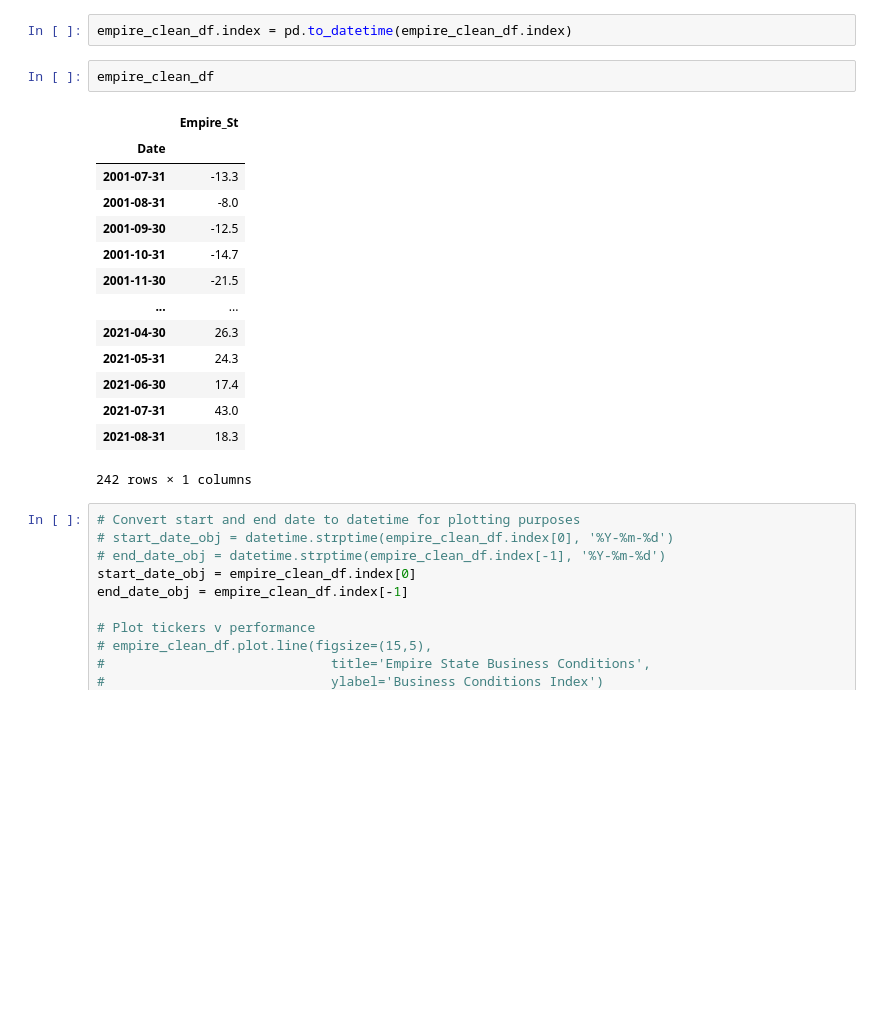
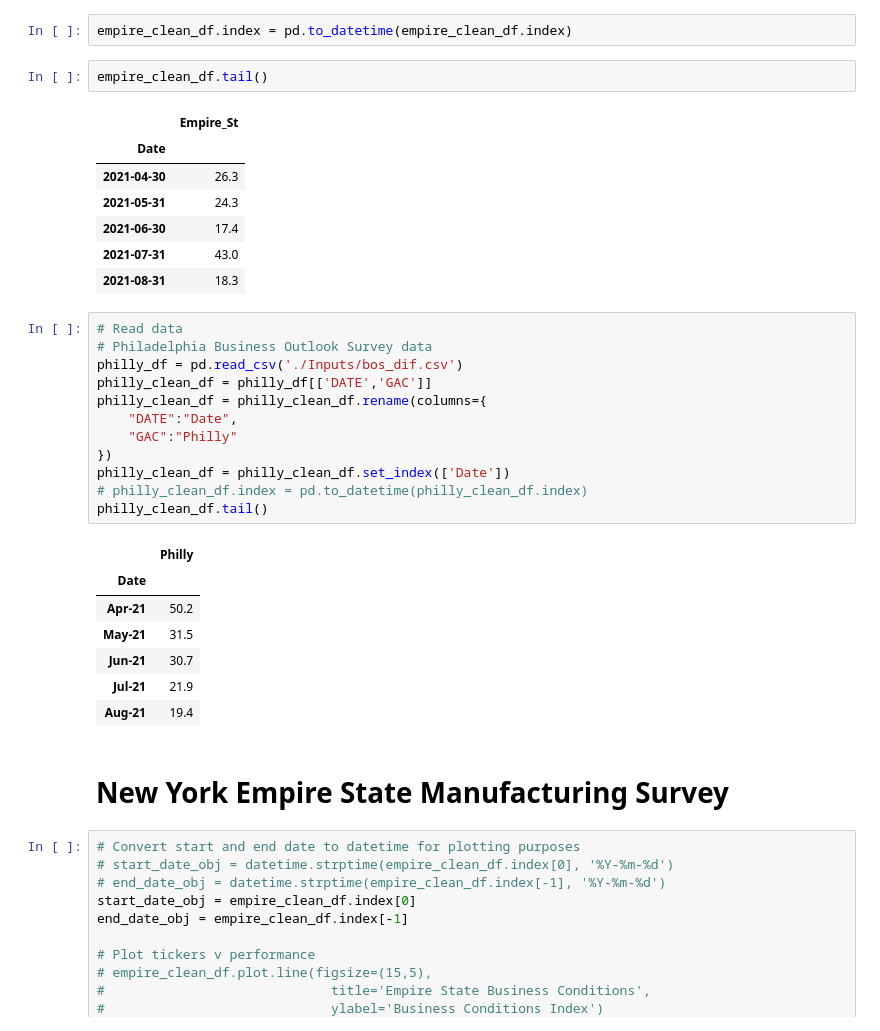
Before and after one commit to obsessedquant/GeoLocation-Vs-Covid-Analysis-and-Visualization, a Jupyter notebook: sam/Economic_Indicators.ipynb, the cells around one changed output. Cells and saved outputs as stored; diff of their text form; blank space fills up the shorter version.

```diff
--- a/sam/Economic_Indicators.ipynb
+++ b/sam/Economic_Indicators.ipynb
@@ -40,22 +35,37 @@ empire_clean_df
 # %%
 empire_clean_df.index = pd.to_datetime(empire_clean_df.index)
 # %%
-empire_clean_df
+empire_clean_df.tail()
 # %% [output]
 |  | Empire_St |
 | Date |  |
-| 2001-07-31 | -13.3 |
-| 2001-08-31 | -8.0 |
-| 2001-09-30 | -12.5 |
-| 2001-10-31 | -14.7 |
-| 2001-11-30 | -21.5 |
-| ... | ... |
 | 2021-04-30 | 26.3 |
 | 2021-05-31 | 24.3 |
 | 2021-06-30 | 17.4 |
 | 2021-07-31 | 43.0 |
 | 2021-08-31 | 18.3 |
-242 rows × 1 columns
+# %%
+# Read data
+# Philadelphia Business Outlook Survey data
+philly_df = pd.read_csv('./Inputs/bos_dif.csv')
+philly_clean_df = philly_df[['DATE','GAC']]
+philly_clean_df = philly_clean_df.rename(columns={
+    "DATE":"Date",
+    "GAC":"Philly"
+})
+philly_clean_df = philly_clean_df.set_index(['Date'])
+# philly_clean_df.index = pd.to_datetime(philly_clean_df.index)
+philly_clean_df.tail()
+# %% [output]
+|  | Philly |
+| Date |  |
+| Apr-21 | 50.2 |
+| May-21 | 31.5 |
+| Jun-21 | 30.7 |
+| Jul-21 | 21.9 |
+| Aug-21 | 19.4 |
+# %% [markdown]
+# New York Empire State Manufacturing Survey
 # %%
 # Convert start and end date to datetime for plotting purposes
 # start_date_obj = datetime.strptime(empire_clean_df.index[0], '%Y-%m-%d')
```
Also changed, not shown: parts of 5 cells of this notebook, 5 other files.
